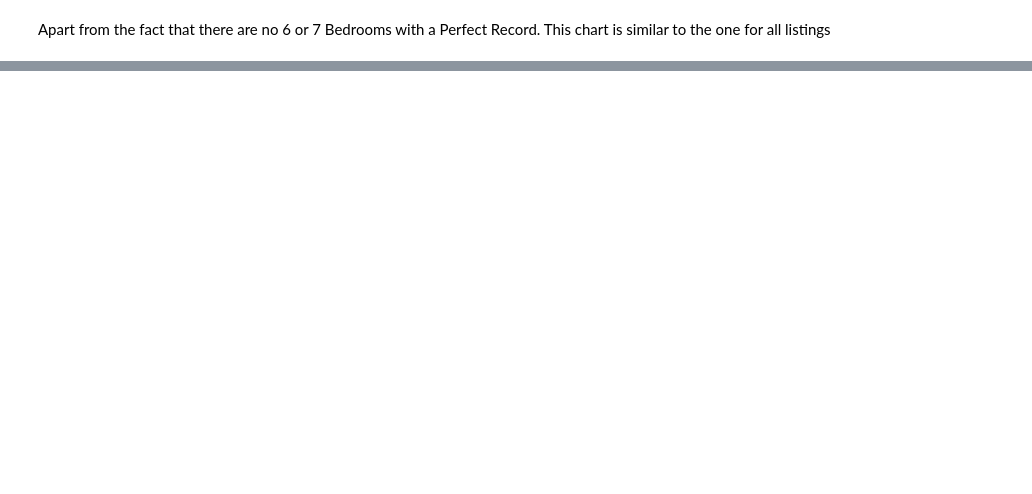
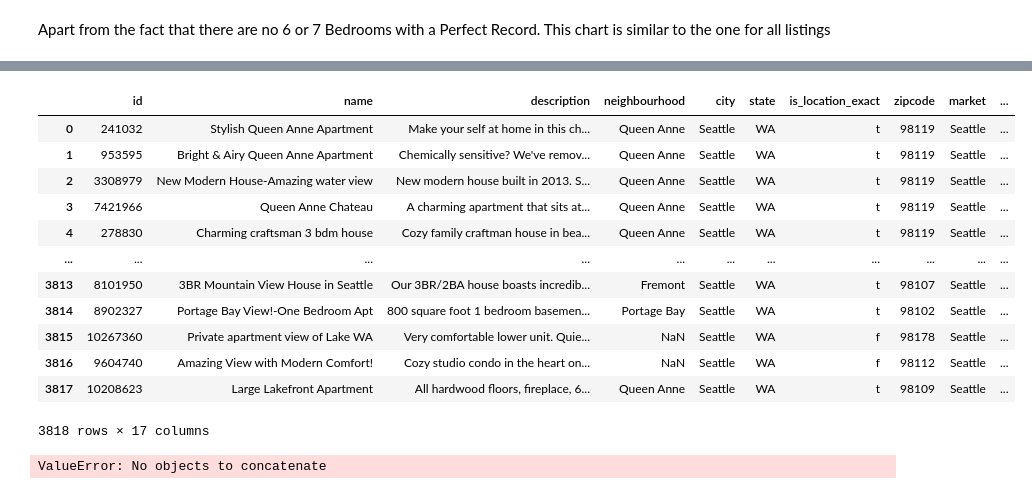
Before and after one commit to fabdanolu/Seattle-Airbnb, a Jupyter notebook: seattle.ipynb, the cells around one changed output, grey strips where cells are left out. Cells and saved outputs as stored; diff of their text form; code cells hidden in the pictures; blank space fills up the shorter version.

```diff
--- a/seattle.ipynb
+++ b/seattle.ipynb
@@ -405,6 +636,6 @@ calendar_df
 # %%
-# Calculate the Occupancy Count i.e. (where 'available' is 't')
-occupancy = calendar_df.groupby('listing_id')['available'].apply(lambda x: (x=='t').sum()).reset_index(name='count')
+# Calculate the Occupancy Count i.e. (where 'available' is 'f')
+occupancy = calendar_df.groupby('listing_id')['available'].apply(lambda x: (x=='f').sum()).reset_index(name='count')
 
 # Create 'occupancy_rate' feature for each Listing.
 occupancy['rate'] = (occupancy['count']*100)/365
@@ -533,0 +907,28 @@ reviews_count
+# %%
+# Merge listings_location with occupancy
+neighborhood_rate =listings_location.merge(occupancy, how='left', left_on='id',right_on='listing_id',suffixes=('', '_drop'))
+
+#Drop the duplicate columns
+neighborhood_rate.drop([col for col in temp_listings.columns if 'drop' in col], axis=1, inplace=True)
+
+neighborhood_rate
+# %% [output]
+|  | id | name | description | neighbourhood | city | state | is_location_exact | zipcode | market | ... |
+| 0 | 241032 | Stylish Queen Anne Apartment | Make your self at home in this ch... | Queen Anne | Seattle | WA | t | 98119 | Seattle | ... |
+| 1 | 953595 | Bright & Airy Queen Anne Apartment | Chemically sensitive? We've remov... | Queen Anne | Seattle | WA | t | 98119 | Seattle | ... |
+| 2 | 3308979 | New Modern House-Amazing water view | New modern house built in 2013. S... | Queen Anne | Seattle | WA | t | 98119 | Seattle | ... |
+| 3 | 7421966 | Queen Anne Chateau | A charming apartment that sits at... | Queen Anne | Seattle | WA | t | 98119 | Seattle | ... |
+| 4 | 278830 | Charming craftsman 3 bdm house | Cozy family craftman house in bea... | Queen Anne | Seattle | WA | t | 98119 | Seattle | ... |
+| ... | ... | ... | ... | ... | ... | ... | ... | ... | ... | ... |
+| 3813 | 8101950 | 3BR Mountain View House in Seattle | Our 3BR/2BA house boasts incredib... | Fremont | Seattle | WA | t | 98107 | Seattle | ... |
+| 3814 | 8902327 | Portage Bay View!-One Bedroom Apt | 800 square foot 1 bedroom basemen... | Portage Bay | Seattle | WA | t | 98102 | Seattle | ... |
+| 3815 | 10267360 | Private apartment view of Lake WA | Very comfortable lower unit. Quie... | NaN | Seattle | WA | f | 98178 | Seattle | ... |
+| 3816 | 9604740 | Amazing View with Modern Comfort! | Cozy studio condo in the heart on... | NaN | Seattle | WA | f | 98112 | Seattle | ... |
+| 3817 | 10208623 | Large Lakefront Apartment | All hardwood floors, fireplace, 6... | Queen Anne | Seattle | WA | t | 98109 | Seattle | ... |
+3818 rows × 17 columns
+# %%
+neighborhood_rate.groupby('neighbourhood')['rate'].median().sort_values(ascending=False)
+
+neighborhood_rate.groupby('neighbourhood').agg({}).sort_values(ascending=False)
+# %% [output]
+ValueError: No objects to concatenate
```
Also changed, not shown: parts of 54 cells of this notebook.
